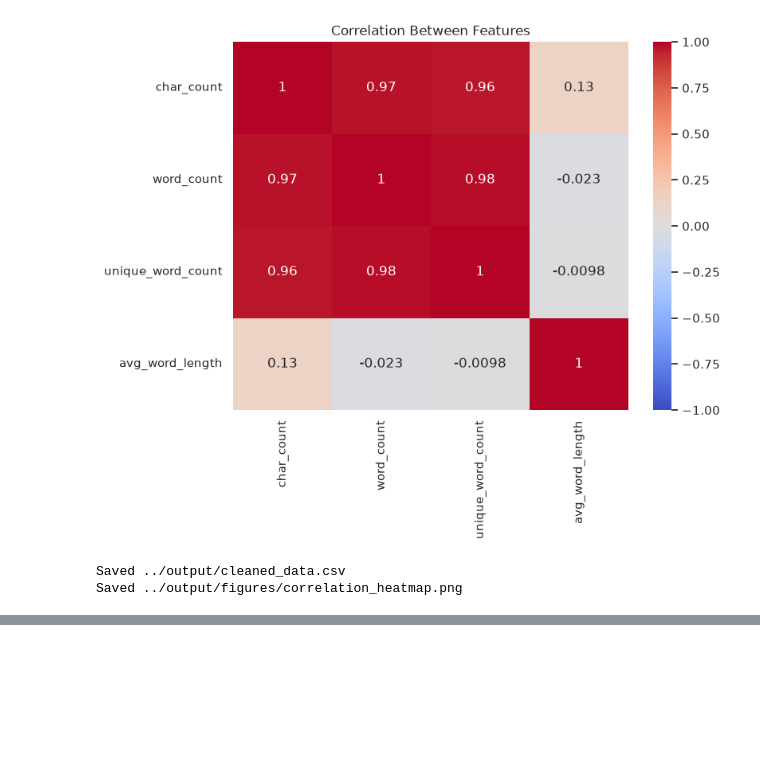
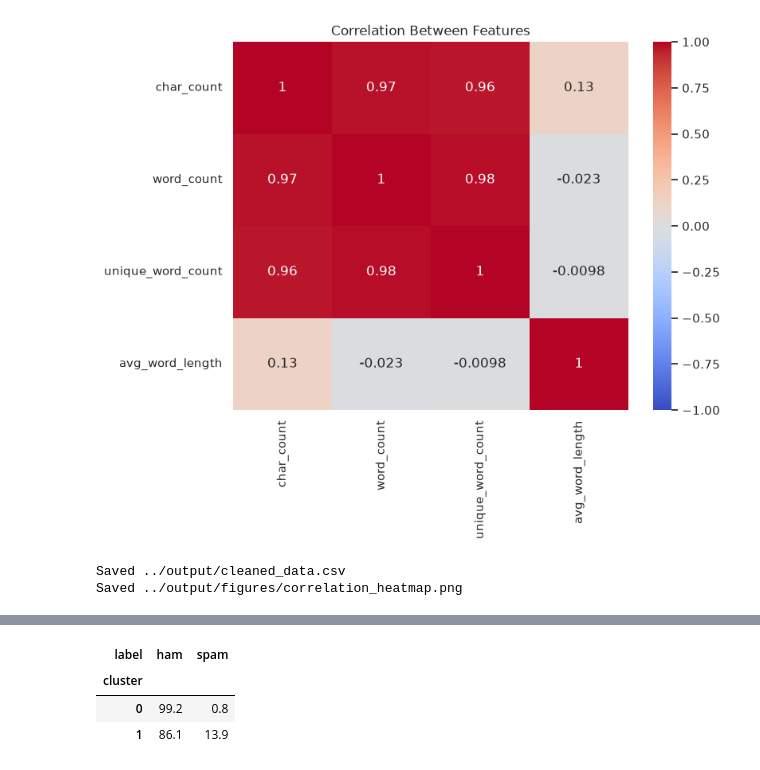
Before and after one commit to OtamaOmar/big-data-Assignment-1, a Jupyter notebook: notebook/analysis.ipynb, the cells around one changed output, grey strips where cells are left out. Saved outputs shown, nothing was run; the diff lists cells and outputs as text; code cells hidden in the pictures; blank space fills up the shorter version.

```diff
--- a/notebook/analysis.ipynb
+++ b/notebook/analysis.ipynb
@@ -301,0 +637,78 @@ Saved ../output/figures/correlation_heatmap.png
+# %%
+tfidf_all = TfidfVectorizer(stop_words="english", token_pattern=r"(?u)(?:[a-z]{2,}(?:'[a-z]+)?|[a-z]'[a-z]+)")
+X_all = tfidf_all.fit_transform(df["cleaned_text"])
+X_svd = TruncatedSVD(n_components=50, random_state=RANDOM_STATE).fit_transform(X_all)
+
+tried = []
+for k in (2, 3, 4, 5, 6):
+    trial = KMeans(n_clusters=k, random_state=RANDOM_STATE, n_init=10)
+    trial_labels = trial.fit_predict(X_svd)
+    score = silhouette_score(X_svd, trial_labels)
+    tried.append((k, score))
+    print(f"k={k} silhouette={score:.4f}")
+
+best_k, best_score = max(tried, key=lambda row: row[1])
+print("Chosen k:", best_k)
+
+km = KMeans(n_clusters=best_k, random_state=RANDOM_STATE, n_init=10)
+df["cluster"] = km.fit_predict(X_svd)
+
+sizes = df["cluster"].value_counts().sort_index()
+print("Cluster sizes:")
+display(sizes.to_frame("records"))
+
+mix = pd.crosstab(df["cluster"], df["label"], normalize="index") * 100
+print("Label mix inside each cluster (%):")
+display(mix.round(1))
+
+terms = tfidf_all.get_feature_names_out()
+top_terms = {}
+for cid in range(best_k):
+    mask = (df["cluster"] == cid).to_numpy()
+    centroid = np.asarray(X_all[mask].mean(axis=0)).ravel()
+    top_terms[cid] = list(terms[centroid.argsort()[::-1][:8]])
+    print(f"Cluster {cid}: {', '.join(top_terms[cid])}")
+
+summary = [
+    f"k: {best_k}",
+    "How k was chosen: highest silhouette on a 50-component SVD of TF-IDF, trying k = 2, 3, 4, 5, 6. k was not fixed at 3.",
+    f"Silhouette: {best_score:.4f}",
+    "",
+    "Sizes:",
+]
+for cid, count in sizes.items():
+    summary.append(f"  cluster {cid}: {int(count)} records")
+summary += ["", "Label mix (row percent). Cluster id is not class id:"]
+for cid, row in mix.round(1).iterrows():
+    parts = ", ".join(f"{col} {val}%" for col, val in row.items())
+    summary.append(f"  cluster {cid}: {parts}")
+summary += ["", "Top terms:"]
+for cid, words in top_terms.items():
+    summary.append(f"  cluster {cid}: {', '.join(words)}")
+notes = []
+for cid, row in mix.iterrows():
+    majority = row.idxmax()
+    notes.append(
+        f"Cluster {cid} is {row[majority]:.0f}% {majority}. Leading terms: {', '.join(top_terms[cid][:5])}."
+    )
+small = sizes.idxmin()
+large = sizes.idxmax()
+if best_k == 2:
+    notes.append(
+        f"Cluster {small} is the small group ({int(sizes[small])} rows). Its terms are short replies, and spam is only {mix.loc[small, 'spam']:.1f}% of it."
+    )
+    notes.append(
+        f"Cluster {large} is everything else. Spam is {mix.loc[large, 'spam']:.1f}% of it, but ham still sets the average, so the top terms stay conversational."
+    )
+else:
+    notes.append("The groups follow wording, not the spam label. Each cluster is still mostly ham.")
+notes.append("K-Means never saw the label, and a cluster number is not a class code.")
+summary += ["", "Reading:"] + notes
+summary_path = output_dir / "cluster_summary.txt"
+summary_path.write_text("\n".join(summary) + "\n")
+print("Saved", summary_path)
+
+# rewritten so cleaned_text and cluster are in the file person 2 saved earlier
+df.to_csv(output_dir / "cleaned_data.csv", index=False)
+print("Saved", output_dir / "cleaned_data.csv")
+# %% [output]
@@ -301,0 +727,4 @@ Saved ../output/figures/correlation_heatmap.png
+| label | ham | spam |
+| cluster |  |  |
+| 0 | 99.2 | 0.8 |
+| 1 | 86.1 | 13.9 |
```
Also changed, not shown: parts of 10 cells of this notebook, 11 other files.
